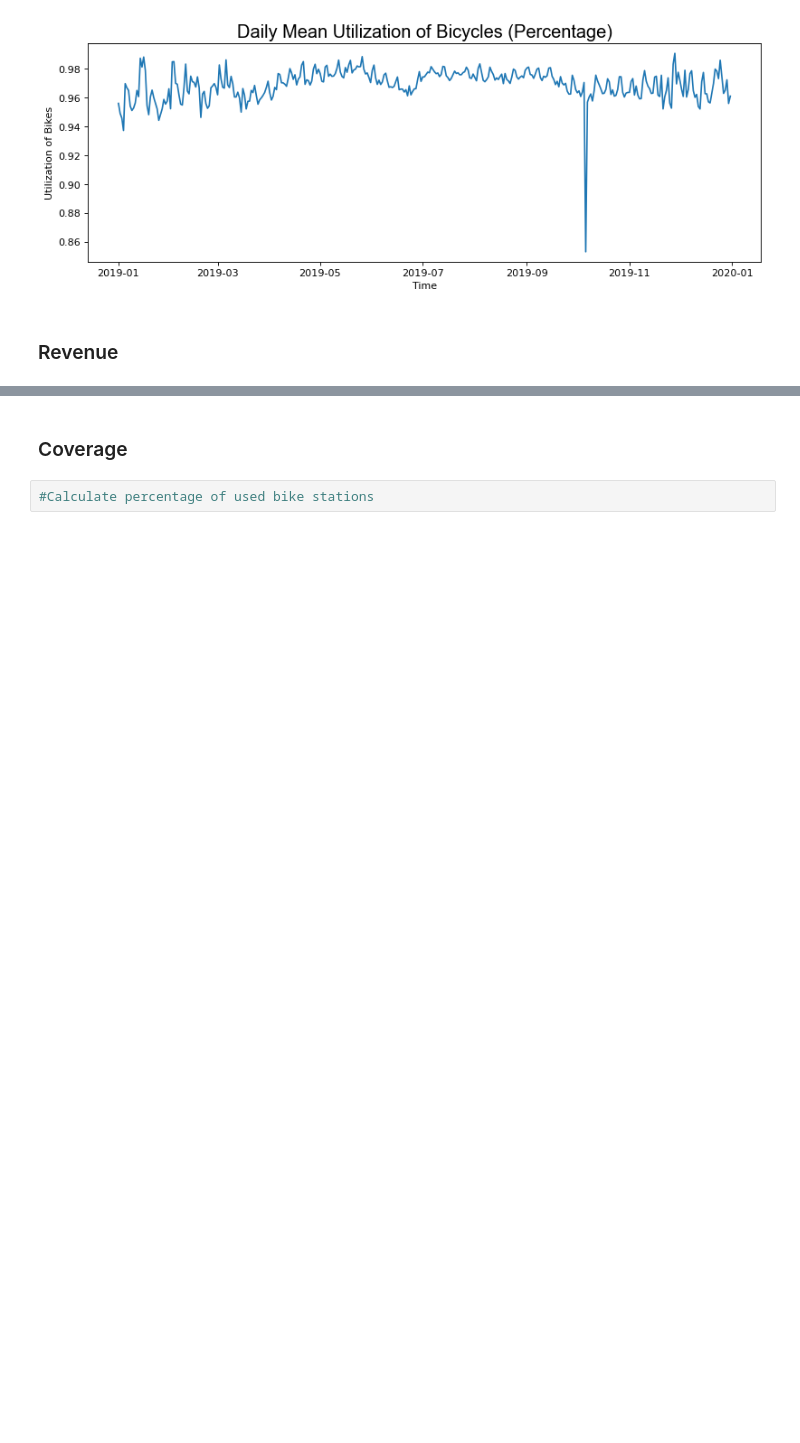
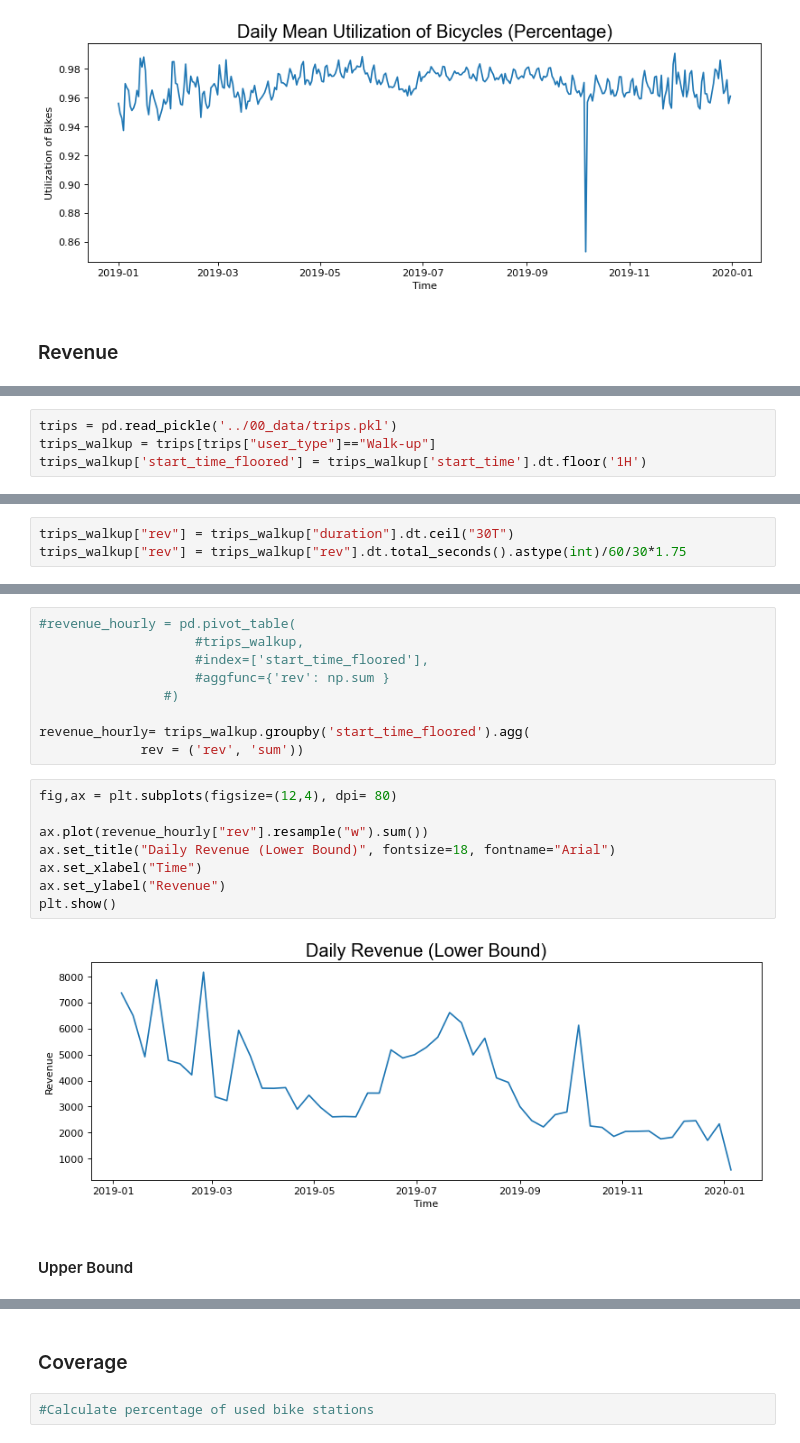
Before and after one commit to katekuian/aa_2021_magma, a Jupyter notebook: 02_descriptive_analytics/03_kpi_calculation.ipynb, the cells around one changed output, grey strips where cells are left out. Drawn from its saved outputs; the diff is of its cells as text; blank space fills up the shorter version.

Commit message:
Add calculation and plotting of revenue

```diff
--- a/02_descriptive_analytics/03_kpi_calculation.ipynb
+++ b/02_descriptive_analytics/03_kpi_calculation.ipynb
@@ -87,0 +90,4 @@ plt.show()
+# %%
+trips = pd.read_pickle('../00_data/trips.pkl')
+trips_walkup = trips[trips["user_type"]=="Walk-up"]
+trips_walkup['start_time_floored'] = trips_walkup['start_time'].dt.floor('1H')
@@ -87,0 +100,3 @@ plt.show()
+# %%
+trips_walkup["rev"] = trips_walkup["duration"].dt.ceil("30T")
+trips_walkup["rev"] = trips_walkup["rev"].dt.total_seconds().astype(int)/60/30*1.75
@@ -87,0 +122,21 @@ plt.show()
+# %%
+#revenue_hourly = pd.pivot_table(
+                    #trips_walkup,
+                    #index=['start_time_floored'],
+                    #aggfunc={'rev': np.sum }
+                #)
+
+revenue_hourly= trips_walkup.groupby('start_time_floored').agg(
+             rev = ('rev', 'sum'))
+# %%
+fig,ax = plt.subplots(figsize=(12,4), dpi= 80)
+
+ax.plot(revenue_hourly["rev"].resample("w").sum())
+ax.set_title("Daily Revenue (Lower Bound)", fontsize=18, fontname="Arial")
+ax.set_xlabel("Time")
+ax.set_ylabel("Revenue")
+plt.show()
+# %% [output]
+[figure, added]
+# %% [markdown]
+#### Upper Bound
```
Also changed, not shown: parts of 10 cells of this notebook.
